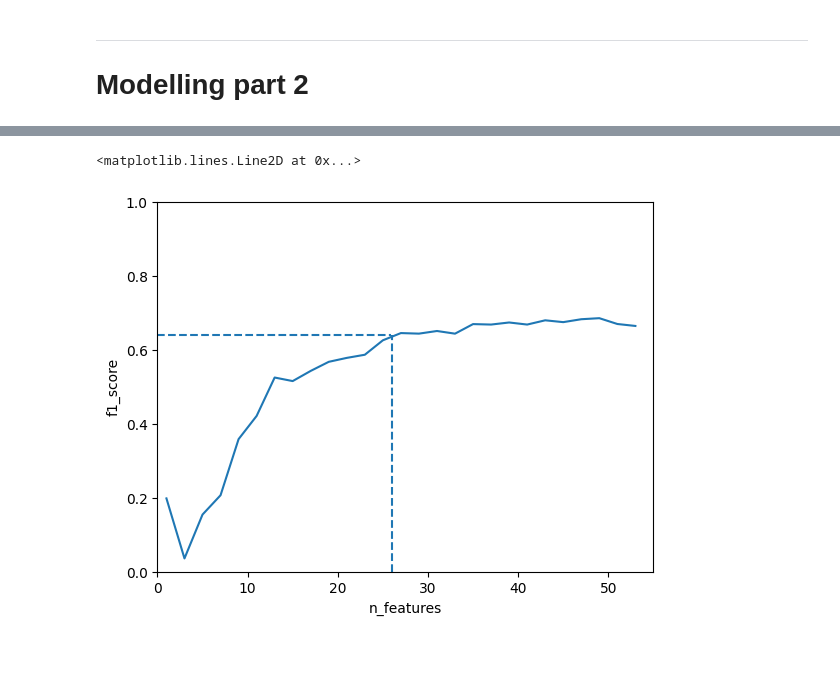
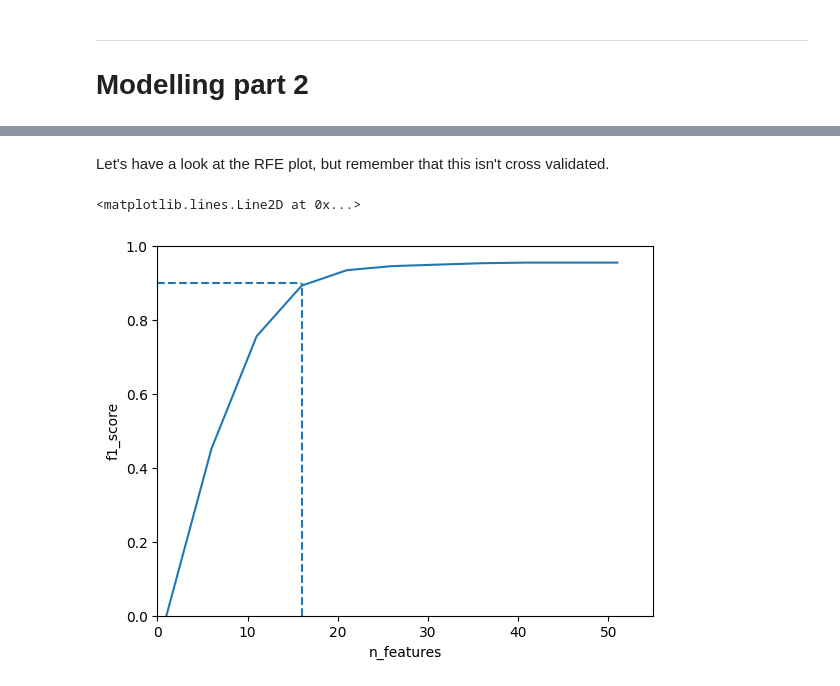
Before and after one commit to EJCassella/STATS19_severity_prediction, a Jupyter notebook: 09 - Modelling Episode II.ipynb, the cells around one changed output, grey strips where cells are left out. Saved outputs shown, nothing was run; the diff lists cells and outputs as text; code cells hidden in the pictures; blank space fills up the shorter version.

```diff
--- a/09 - Modelling Episode II.ipynb
+++ b/09 - Modelling Episode II.ipynb
@@ -140,24 +146,26 @@ from sklearn.feature_selection import RFE
 
 f1_scores = []
 
-model_selected = XGBClassifier(random_state=42)
-for n_feats in np.arange(1, X_train.shape[1], 2):
+model_selected = RandomForestClassifier(random_state=42)
+for n_feats in np.arange(1, X_train.shape[1], 5):
   rfe = RFE(estimator=model_selected, n_features_to_select=n_feats)
   rfe.fit(X_train, y_train)
   model_selected.fit(X_train.loc[:, rfe.support_], y_train)
   y_pred_selected = model_selected.predict(X_train.loc[:, rfe.support_])
   f1_selected = f1_score(y_train, y_pred_selected)
   f1_scores.append(f1_selected)
+# %% [markdown]
+Let's have a look at the RFE plot, but remember that this isn't cross validated.
 # %%
-x = np.arange(1, X_train.shape[1], 2)
+x = np.arange(1, X_train.shape[1], 5)
 plt.plot(x, f1_scores)
 plt.ylim(0, 1)
 plt.xlim(0, X_train.shape[1])
 plt.xlabel('n_features')
 plt.ylabel('f1_score')
-plt.axhline(0.64, xmax=0.47, linestyle='--')
-plt.axvline(26, ymax=0.64, linestyle='--')
+plt.axhline(0.9, xmax=0.29, linestyle='--')
+plt.axvline(16, ymax=0.9, linestyle='--')
 # %% [output]
 <matplotlib.lines.Line2D at 0x...>
-[figure, old version]
+[figure, new version]
 # %%
```
Also changed, not shown: parts of 6 cells of this notebook, 4 other files.
